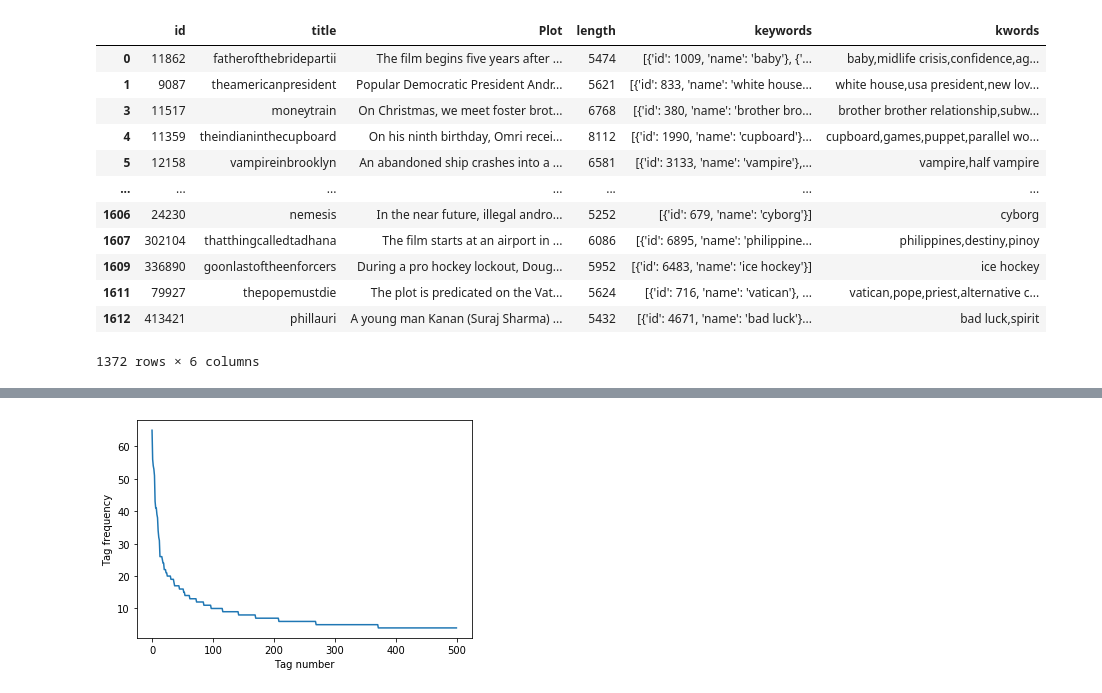
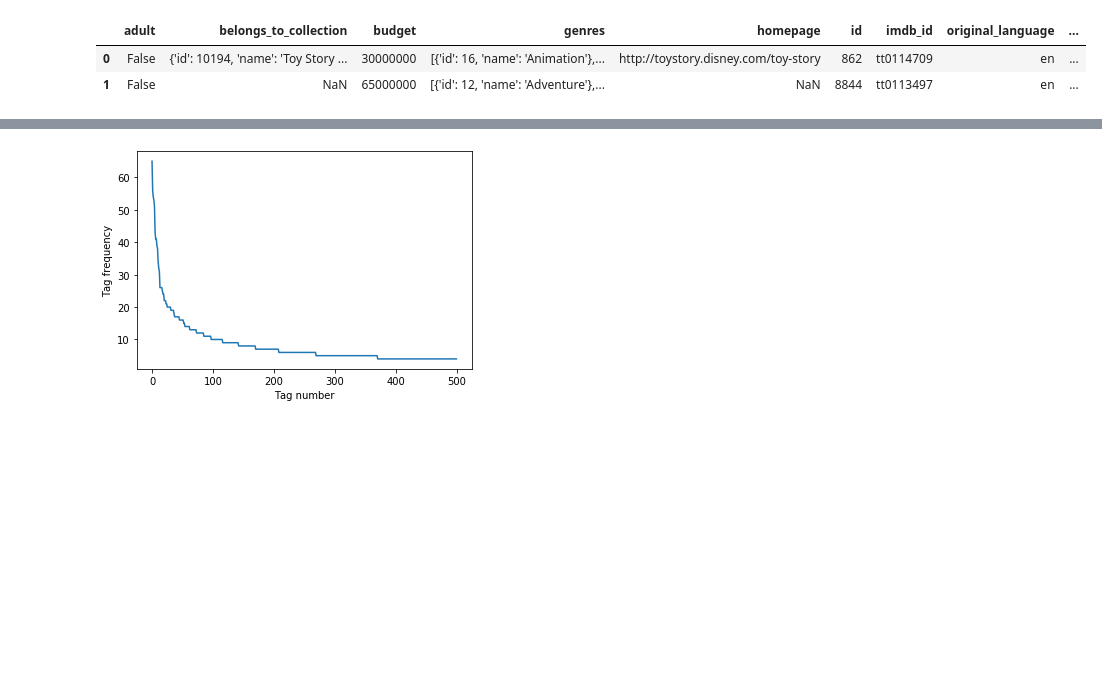
Before and after one commit to hungrynagini/movie_tag_prediction, a Jupyter notebook: main.ipynb, the cells around one changed output, grey strips where cells are left out. Saved outputs shown, nothing was run; the diff lists cells and outputs as text; code cells hidden in the pictures; blank space fills up the shorter version.

```diff
--- a/main.ipynb
+++ b/main.ipynb
@@ -13,7 +11,8 @@ import re
 from sklearn.feature_extraction.text import CountVectorizer
 from sklearn.feature_extraction import text
 # %%
-metadata = pd.read_csv('/content/drive/My Drive/Colab Notebooks/ai/movies_metadata.csv')
-keywords = pd.read_csv('/content/drive/My Drive/Colab Notebooks/ai/keywords.csv')
-plots = pd.read_csv('/content/drive/My Drive/Colab Notebooks/ai/movie_plots.csv')
-top_keywords = 40
+directory = "/content/drive/My Drive/Colab Notebooks/ai/"
+metadata = pd.read_csv(directory+'movies_metadata.csv')
+keywords = pd.read_csv(directory+'keywords.csv')
+plots = pd.read_csv(directory+'movie_plots.csv')
+top_keywords = 30
@@ -47,16 +66,6 @@ def try_load(row):
 # %%
-metadata
+metadata[:2]
 # %% [output]
-|  | id | title | Plot | length | keywords | kwords |
-| 0 | 11862 | fatherofthebridepartii | The film begins five years after ... | 5474 | [{'id': 1009, 'name': 'baby'}, {'... | baby,midlife crisis,confidence,ag... |
-| 1 | 9087 | theamericanpresident | Popular Democratic President Andr... | 5621 | [{'id': 833, 'name': 'white house... | white house,usa president,new lov... |
-| 3 | 11517 | moneytrain | On Christmas, we meet foster brot... | 6768 | [{'id': 380, 'name': 'brother bro... | brother brother relationship,subw... |
-| 4 | 11359 | theindianinthecupboard | On his ninth birthday, Omri recei... | 8112 | [{'id': 1990, 'name': 'cupboard'}... | cupboard,games,puppet,parallel wo... |
-| 5 | 12158 | vampireinbrooklyn | An abandoned ship crashes into a ... | 6581 | [{'id': 3133, 'name': 'vampire'},... | vampire,half vampire |
-| ... | ... | ... | ... | ... | ... | ... |
-| 1606 | 24230 | nemesis | In the near future, illegal andro... | 5252 | [{'id': 679, 'name': 'cyborg'}] | cyborg |
-| 1607 | 302104 | thatthingcalledtadhana | The film starts at an airport in ... | 6086 | [{'id': 6895, 'name': 'philippine... | philippines,destiny,pinoy |
-| 1609 | 336890 | goonlastoftheenforcers | During a pro hockey lockout, Doug... | 5952 | [{'id': 6483, 'name': 'ice hockey'}] | ice hockey |
-| 1611 | 79927 | thepopemustdie | The plot is predicated on the Vat... | 5624 | [{'id': 716, 'name': 'vatican'}, ... | vatican,pope,priest,alternative c... |
-| 1612 | 413421 | phillauri | A young man Kanan (Suraj Sharma) ... | 5432 | [{'id': 4671, 'name': 'bad luck'}... | bad luck,spirit |
+|  | adult | belongs_to_collection | budget | genres | homepage | id | imdb_id | original_language | ... |
+| 0 | False | {'id': 10194, 'name': 'Toy Story ... | 30000000 | [{'id': 16, 'name': 'Animation'},... | http://toystory.disney.com/toy-story | 862 | tt0114709 | en | ... |
+| 1 | False | NaN | 65000000 | [{'id': 12, 'name': 'Adventure'},... | NaN | 8844 | tt0113497 | en | ... |
-1372 rows × 6 columns
```
Also changed, not shown: parts of 36 cells of this notebook.
